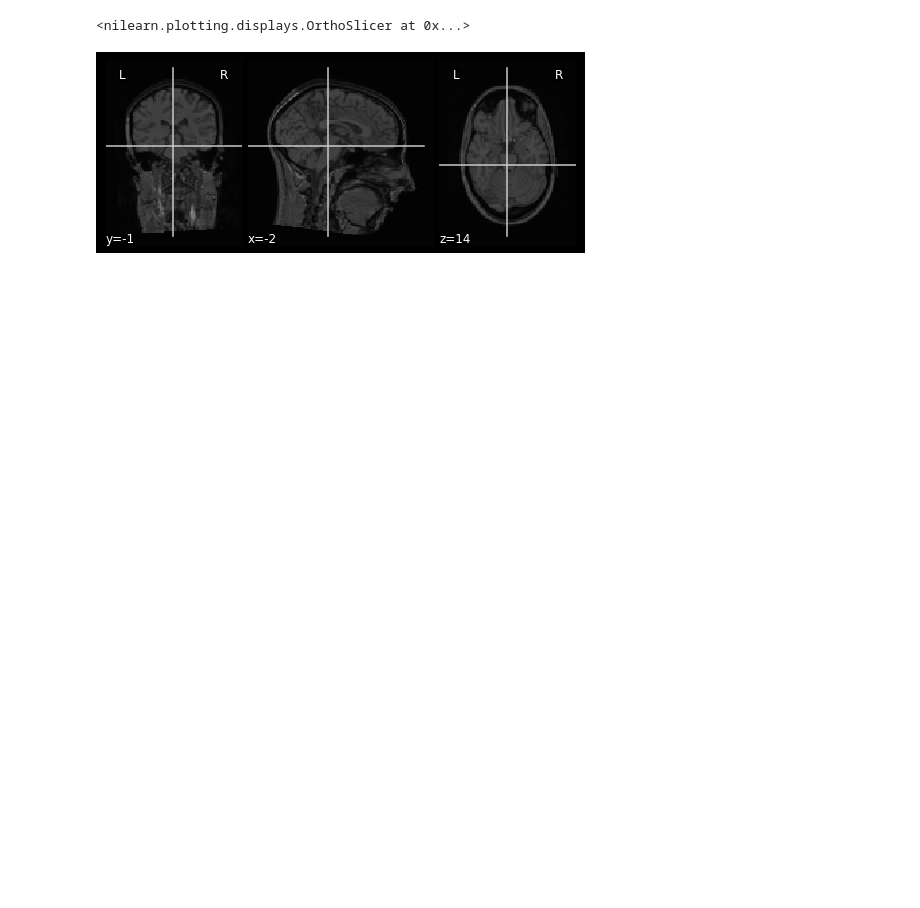
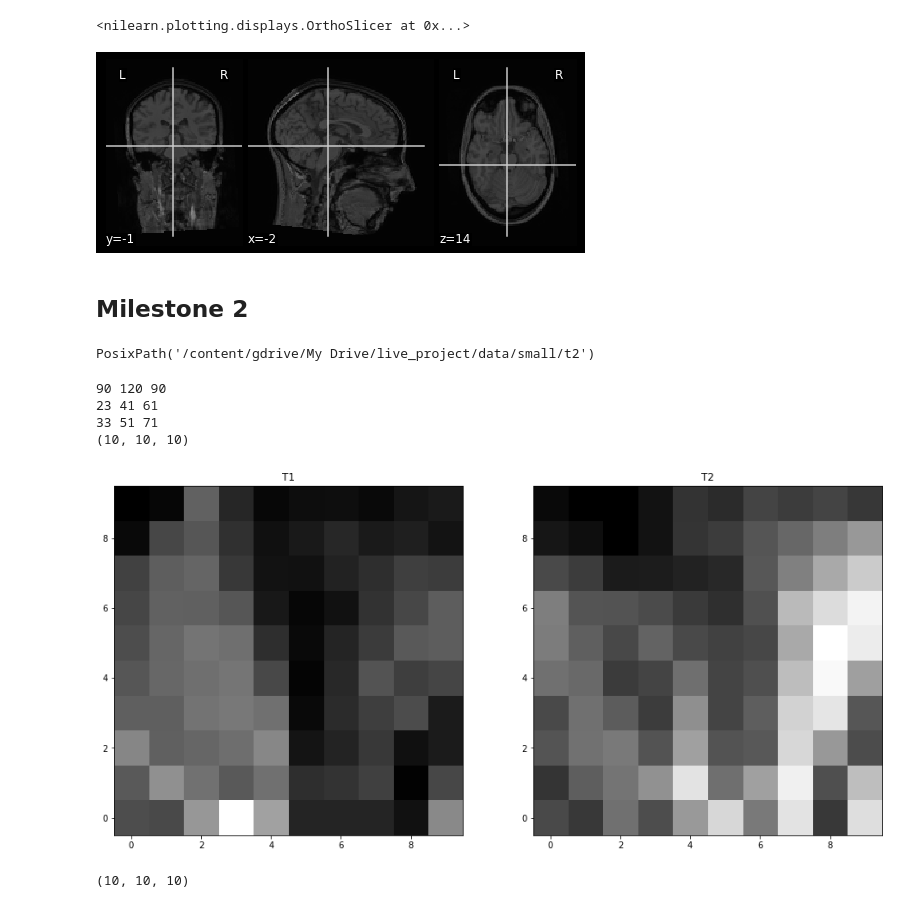
Before and after one commit to landge/pytorch_mri, a Jupyter notebook: live_project.ipynb, the cells around one changed output. Drawn from its saved outputs; the diff is of its cells as text; code cells hidden in the pictures; blank space fills up the shorter version.

```diff
--- a/live_project.ipynb
+++ b/live_project.ipynb
@@ -43,16 +44,14 @@ subs = t1_subjects
 # %%
 t1_and_t2_dict = {sub[0]: {'t1':sub[1], 't2':sub[2]} for sub in zip(subs, t1_paths, t2_paths)}
 # %%
-for sub in subs[:2]:
+def plot_mris(image_pair):
 
   fig, ax = plt.subplots(nrows=1, ncols=2, figsize=(16,9))
 
-  t1 = nib.load(t1_and_t2_dict[sub]['t1']).get_fdata()
-  t2 = nib.load(t1_and_t2_dict[sub]['t2']).get_fdata()
-  ax[0].imshow(t1[50,:,:], cmap='gray', origin='lower')
-  print(t1.shape)
+  ax[0].imshow(image_pair['t1'][5,:,:], cmap='gray', origin='lower')
+  print(image_pair['t1'].shape)
   ax[0].set_title('T1')
-  ax[1].imshow(t2[50,:,:], cmap='gray', origin='lower')
+  ax[1].imshow(image_pair['t2'][5,:,:], cmap='gray', origin='lower')
   ax[1].set_title('T2')
 
   plt.show()
@@ -66,3 +60,5 @@ plot_anat(t1_and_t2_dict[subs[0]]['t1'].as_posix())
 # %% [output]
 <nilearn.plotting.displays.OrthoSlicer at 0x...>
 [figure]
+# %% [markdown]
+## Milestone 2
@@ -68,0 +67,4 @@ plot_anat(t1_and_t2_dict[subs[0]]['t1'].as_posix())
+# %%
+t2
+# %% [output]
+PosixPath('/content/gdrive/My Drive/live_project/data/small/t2')
@@ -68,0 +119,8 @@ plot_anat(t1_and_t2_dict[subs[0]]['t1'].as_posix())
+# %%
+plot_mris(test[0])
+# %% [output]
+90 120 90
+23 41 61
+33 51 71
+(10, 10, 10)
+[figure, added]
@@ -68,0 +165,4 @@ plot_anat(t1_and_t2_dict[subs[0]]['t1'].as_posix())
+# %%
+crop = RandomCrop3D(10)
+# %% [output]
+(10, 10, 10)
```
Also changed, not shown: parts of 8 cells of this notebook.
